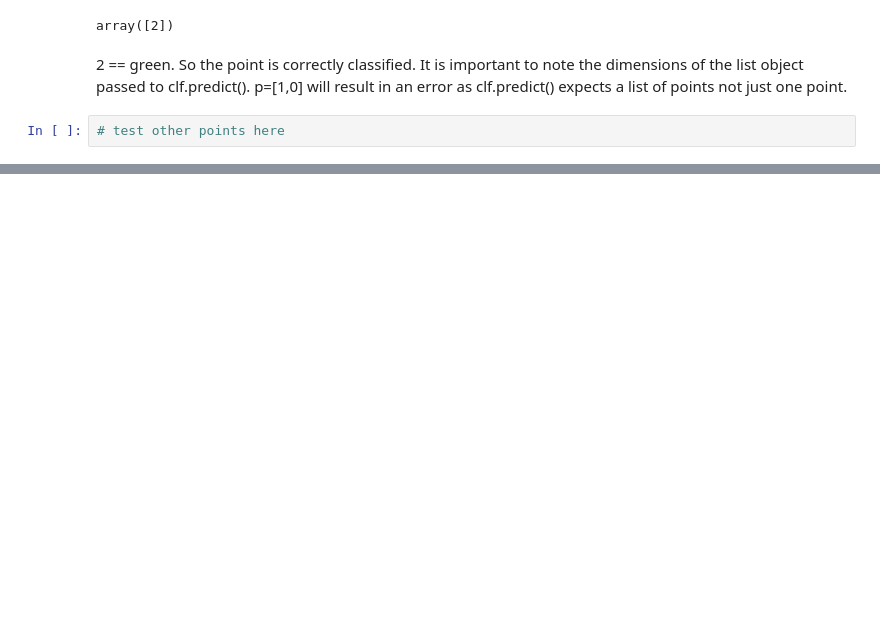
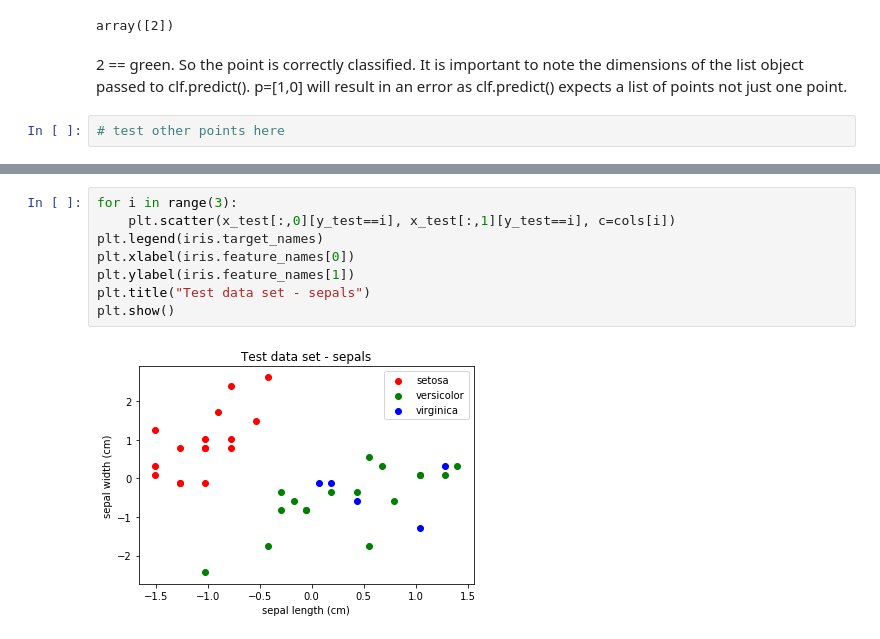
Before and after one commit to saugatach/scikitlearn-tutorial, a Jupyter notebook: mytutorial_scikitlearn_SGDClassifier.ipynb, the cells around one changed output, grey strips where cells are left out. Cells and saved outputs as stored; diff of their text form; blank space fills up the shorter version.

```diff
--- a/mytutorial_scikitlearn_SGDClassifier.ipynb
+++ b/mytutorial_scikitlearn_SGDClassifier.ipynb
@@ -119,0 +213,10 @@ array([2])
+# %%
+for i in range(3):
+    plt.scatter(x_test[:,0][y_test==i], x_test[:,1][y_test==i], c=cols[i])
+plt.legend(iris.target_names)
+plt.xlabel(iris.feature_names[0])
+plt.ylabel(iris.feature_names[1])
+plt.title("Test data set - sepals")
+plt.show()
+# %% [output]
+[figure, added]
```
Also changed, not shown: parts of 93 cells of this notebook.
